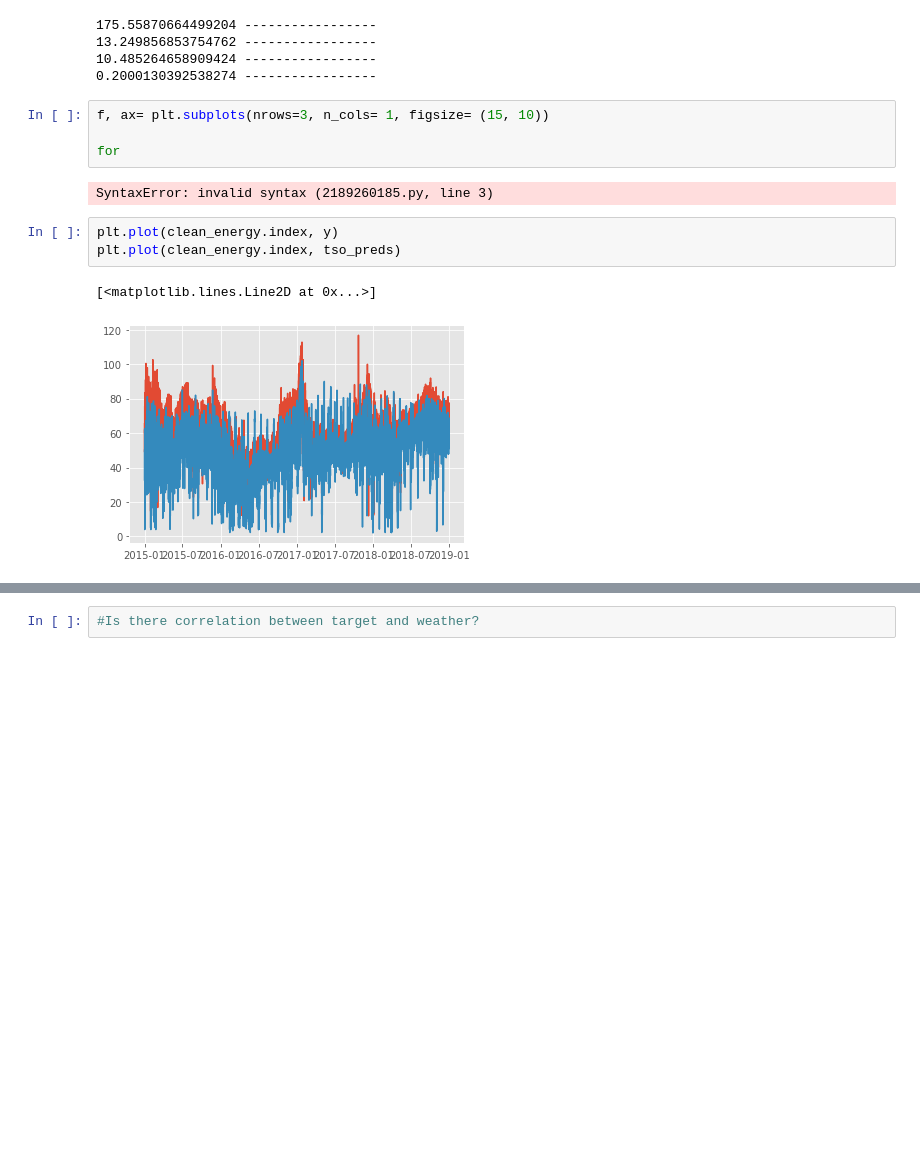
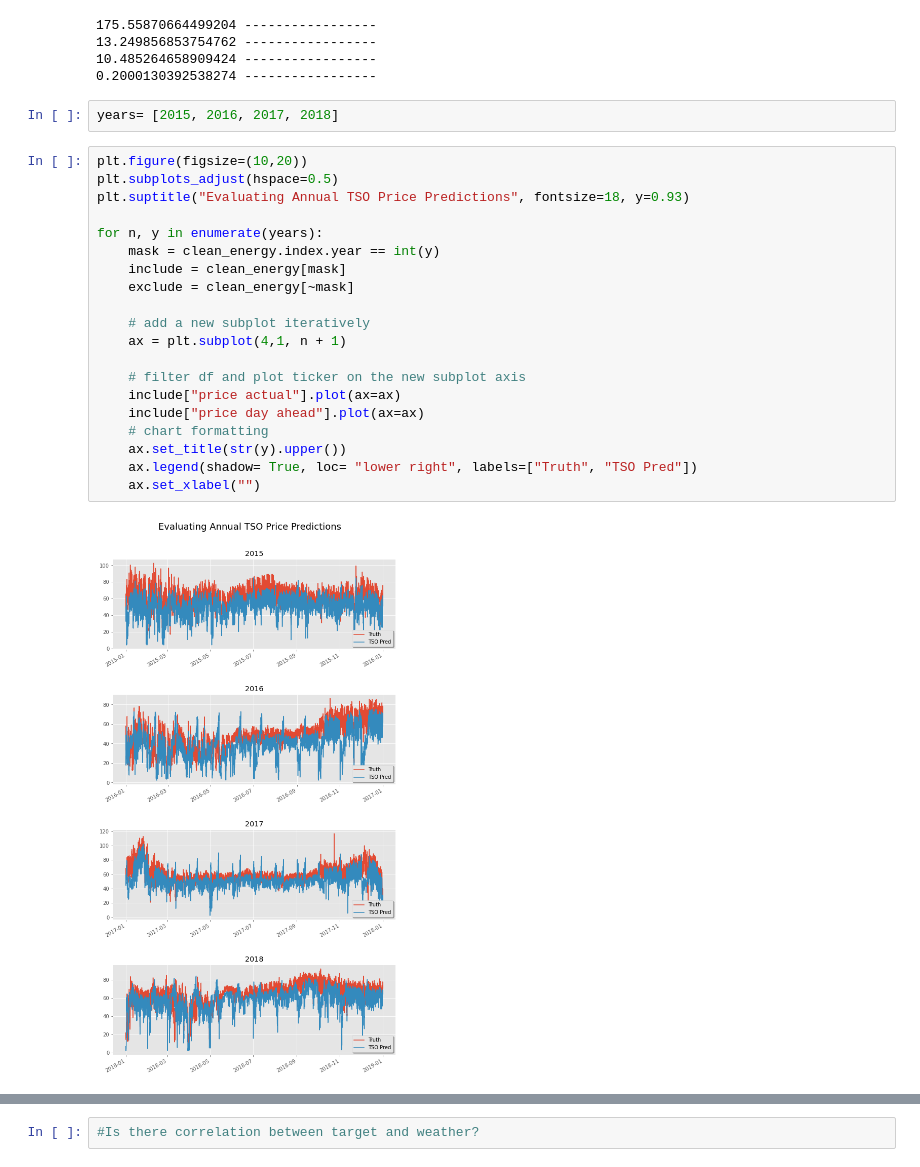
Before and after one commit to KishenSharma6/EnergyPricePredictor, a Jupyter notebook: Notebooks/EDA/EnergyDataEDA.ipynb, the cells around one changed output, grey strips where cells are left out. Drawn from its saved outputs; the diff is of its cells as text; blank space fills up the shorter version.

Commit message:
Added heatmap, year to year plots evaluating predictions

```diff
--- a/Notebooks/EDA/EnergyDataEDA.ipynb
+++ b/Notebooks/EDA/EnergyDataEDA.ipynb
@@ -145,15 +145,27 @@ for metric in metrics:
 13.249856853754762 -----------------
 10.485264658909424 -----------------
 0.2000130392538274 -----------------
-# %%
-f, ax= plt.subplots(nrows=3, n_cols= 1, figsize= (15, 10))
-
-for
-# %% [output]
-SyntaxError: invalid syntax (2189260185.py, line 3)
-# %%
-plt.plot(clean_energy.index, y)
-plt.plot(clean_energy.index, tso_preds)
-# %% [output]
-[<matplotlib.lines.Line2D at 0x...>]
-[figure, removed]
+# %%
+years= [2015, 2016, 2017, 2018]
+# %%
+plt.figure(figsize=(10,20))
+plt.subplots_adjust(hspace=0.5)
+plt.suptitle("Evaluating Annual TSO Price Predictions", fontsize=18, y=0.93)
+
+for n, y in enumerate(years):
+    mask = clean_energy.index.year == int(y)
+    include = clean_energy[mask]
+    exclude = clean_energy[~mask]
+
+    # add a new subplot iteratively
+    ax = plt.subplot(4,1, n + 1)
+
+    # filter df and plot ticker on the new subplot axis
+    include["price actual"].plot(ax=ax)
+    include["price day ahead"].plot(ax=ax)
+    # chart formatting
+    ax.set_title(str(y).upper())
+    ax.legend(shadow= True, loc= "lower right", labels=["Truth", "TSO Pred"])
+    ax.set_xlabel("")
+# %% [output]
+[figure, added]
```
Also changed, not shown: parts of 1 cell of this notebook.
